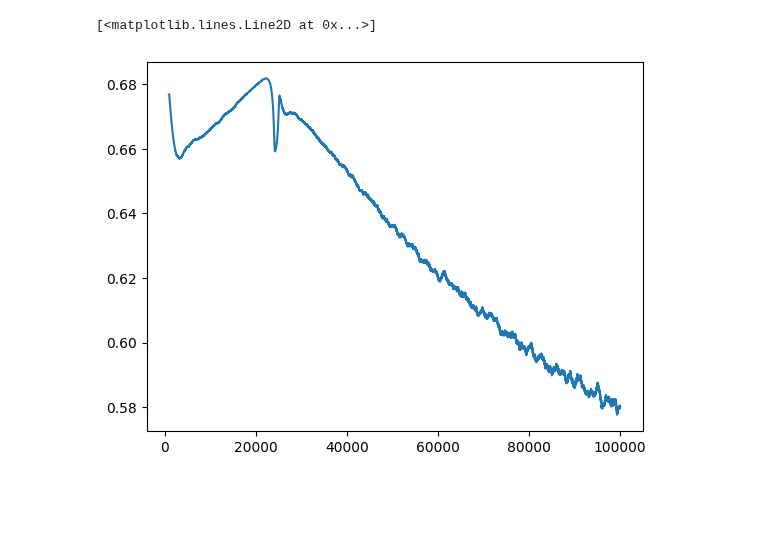
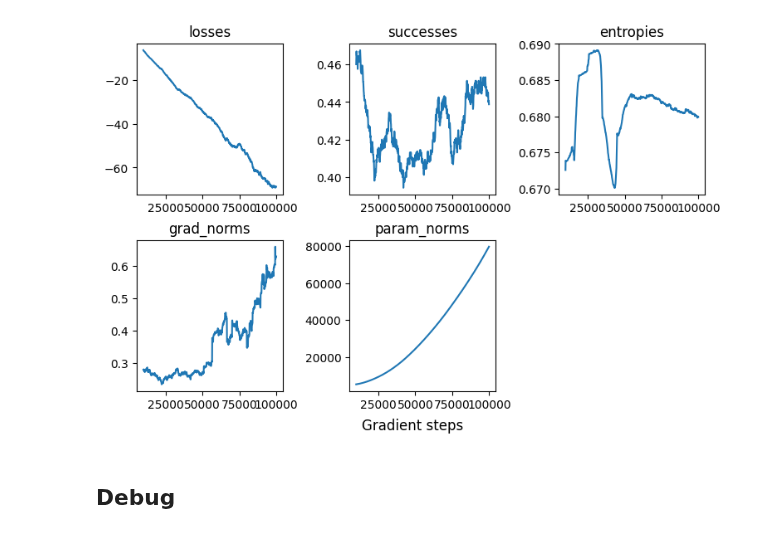
Before and after one commit to chanb/scaling_jax, a Jupyter notebook: src/evaluations/test_latent_thoughts.ipynb, the cells around one changed output. Cells and saved outputs as stored; diff of their text form; code cells hidden in the pictures; blank space fills up the shorter version.

```diff
--- a/src/evaluations/test_latent_thoughts.ipynb
+++ b/src/evaluations/test_latent_thoughts.ipynb
@@ -220,3 +254,6 @@ def match_action(action, answer, answer_len):
         "success": jnp.all((action == answer) * (1 - match_mask) + match_mask).astype(int),
         "mask": 1 - match_mask,
     }
+# %%
+def l2_norm(params):
+    return sum(jnp.sum(p**2) for p in jax.tree_util.tree_leaves(params))
@@ -422,13 +520,18 @@ logs = jax.lax.fori_loop(
     train_step,
     LogStepState(
         train_state,
-        jnp.zeros(max_iter),
-        jnp.zeros(max_iter),
-        jnp.zeros(max_iter),
+        jnp.zeros(math.ceil(max_iter / log_interval)),
+        jnp.zeros(math.ceil(max_iter / log_interval)),
+        jnp.zeros(math.ceil(max_iter / log_interval)),
+        jnp.zeros(math.ceil(max_iter / log_interval)),
+        jnp.zeros(math.ceil(max_iter / log_interval)),
     )
 )
 # %%
 def smooth_lists(iterations, lists, N):
+    if N == 1:
+        return iterations[:], lists[:]
+
     smoothed_lists = []
     for curr_list in lists:
         curr_list = np.array(curr_list)
@@ -439,13 +542,15 @@ def smooth_lists(iterations, lists, N):
 
     return smoothed_iter, smoothed_lists
 # %%
-smooth_window = 1000
+smooth_window = 100
 smoothed_iter, smoothed_res = smooth_lists(
-    np.arange(len(logs.losses)),
+    np.arange(len(logs.losses)) * log_interval,
     [
         logs.losses,
         logs.successes,
         logs.entropies,
+        logs.grad_norms,
+        logs.param_norms,
     ],
     smooth_window,
 )
@@ -462,5 +557,33 @@ plt.plot(smoothed_iter, smoothed_res[1])
-# %%
-plt.plot(smoothed_iter, smoothed_res[2])
-# %% [output]
-[<matplotlib.lines.Line2D at 0x...>]
-[figure, removed]
+# %%
+num_cols = 3
+num_rows = math.ceil(len(smoothed_res) / num_cols)
+
+fig, axes = plt.subplots(
+    num_rows,
+    num_cols,
+    layout="constrained",
+    figsize=(2.5 * num_cols, 2.5 * num_rows),
+)
+
+keys = [
+    "losses",
+    "successes",
+    "entropies",
+    "grad_norms",
+    "param_norms",
+]
+
+axes = axes.flatten()
+for ax_i, (key, value) in enumerate(zip(keys, smoothed_res)):
+    ax = axes[ax_i]
+    ax.plot(smoothed_iter, value)
+    ax.set_title(key)
+
+fig.supxlabel("Gradient steps")
+
+for i in range(len(keys), len(axes)):
+    fig.delaxes(axes[i])
+# %% [output]
+[figure, added]
+# %% [markdown]
+## Debug
```
Also changed, not shown: parts of 23 cells of this notebook, 2 other files.
